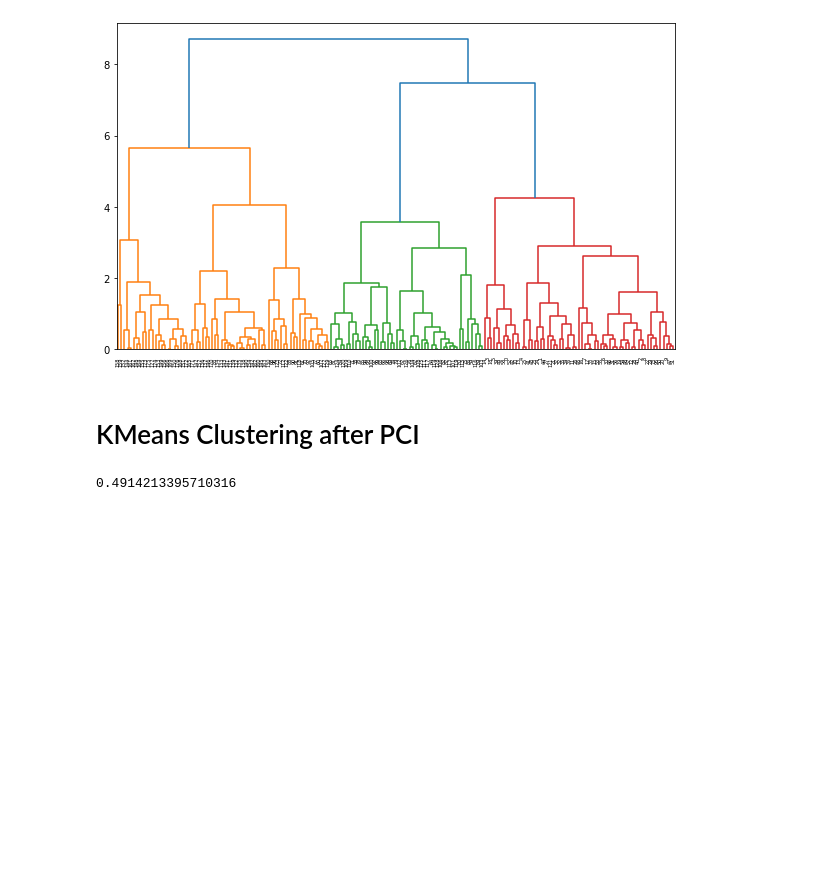
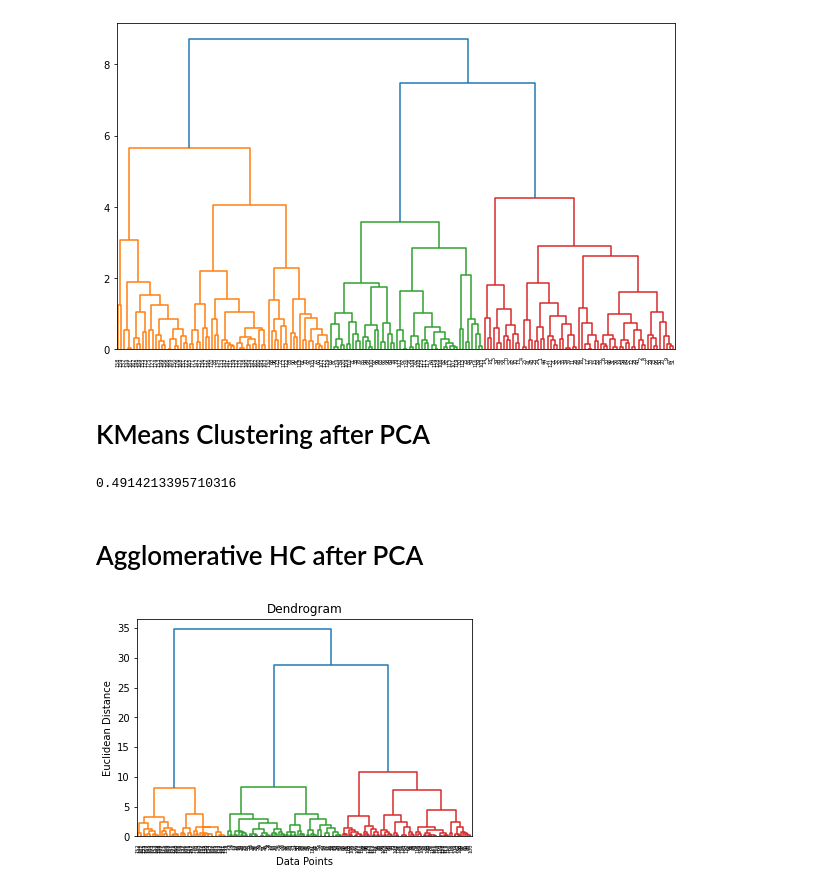
Before and after one commit to shoumis/DSA_Assigment, a Jupyter notebook: Shoumi_S_Assignment_7_Unsupervised_Learning.ipynb, the cells around one changed output. Drawn from its saved outputs; the diff is of its cells as text; code cells hidden in the pictures; blank space fills up the shorter version.

```diff
--- a/Shoumi_S_Assignment_7_Unsupervised_Learning.ipynb
+++ b/Shoumi_S_Assignment_7_Unsupervised_Learning.ipynb
@@ -238,4 +242,4 @@ plt.show()
 # %% [output]
 [figure]
 # %% [markdown]
-# KMeans Clustering after PCI
+# KMeans Clustering after PCA
@@ -251,3 +253,13 @@ sil_avg = silhouette_score(trans_data, y_kmeans)
 sil_avg
 # %% [output]
 0.4914213395710316
+# %% [markdown]
+# Agglomerative HC after PCA
+# %%
+dendrogram = sch.dendrogram(sch.linkage(trans_data, method = 'ward'))
+plt.title('Dendrogram')
+plt.xlabel('Data Points')
+plt.ylabel('Euclidean Distance')
+plt.show()
+# %% [output]
+[figure, added]
```
Also changed, not shown: parts of 25 cells of this notebook.
